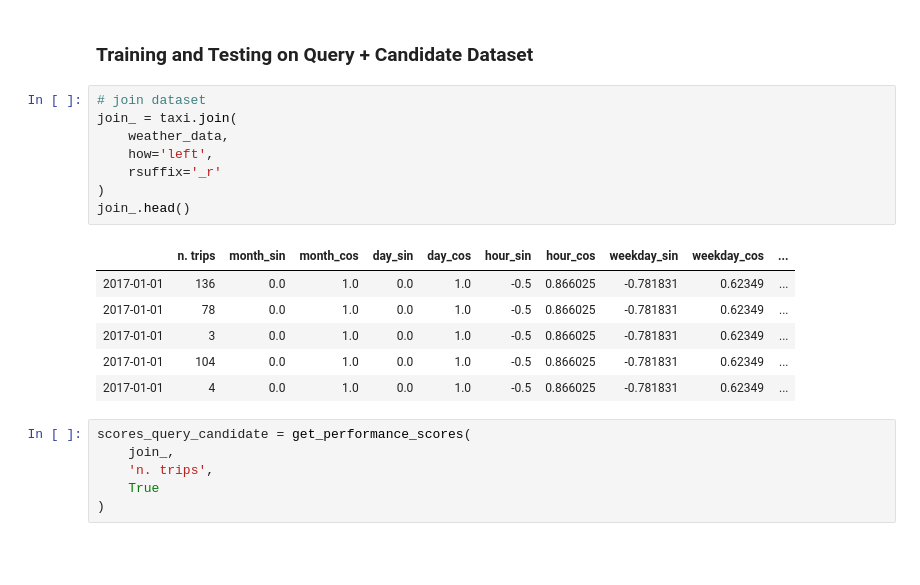
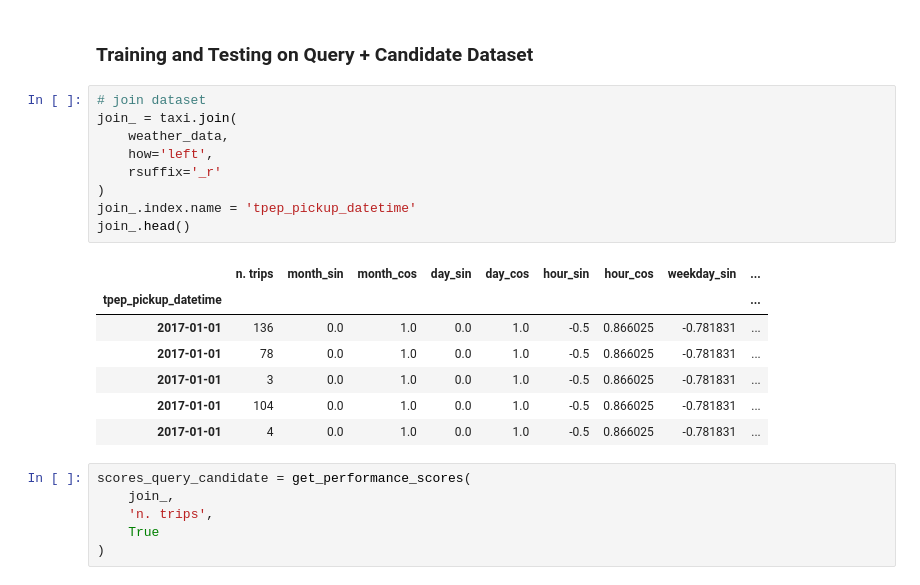
Before and after one commit to VIDA-NYU/prida, a Jupyter notebook: use-cases/check-improvement-after-augmentation.ipynb, the cells around one changed output. Drawn from its saved outputs; the diff is of its cells as text; blank space fills up the shorter version.

```diff
--- a/use-cases/check-improvement-after-augmentation.ipynb
+++ b/use-cases/check-improvement-after-augmentation.ipynb
@@ -322,18 +325,20 @@ scores_query
 # %%
 # join dataset
 join_ = taxi.join(
     weather_data,
     how='left',
     rsuffix='_r'
 )
+join_.index.name = 'tpep_pickup_datetime'
 join_.head()
 # %% [output]
-|  | n. trips | month_sin | month_cos | day_sin | day_cos | hour_sin | hour_cos | weekday_sin | weekday_cos | ... |
-| 2017-01-01 | 136 | 0.0 | 1.0 | 0.0 | 1.0 | -0.5 | 0.866025 | -0.781831 | 0.62349 | ... |
-| 2017-01-01 | 78 | 0.0 | 1.0 | 0.0 | 1.0 | -0.5 | 0.866025 | -0.781831 | 0.62349 | ... |
-| 2017-01-01 | 3 | 0.0 | 1.0 | 0.0 | 1.0 | -0.5 | 0.866025 | -0.781831 | 0.62349 | ... |
-| 2017-01-01 | 104 | 0.0 | 1.0 | 0.0 | 1.0 | -0.5 | 0.866025 | -0.781831 | 0.62349 | ... |
-| 2017-01-01 | 4 | 0.0 | 1.0 | 0.0 | 1.0 | -0.5 | 0.866025 | -0.781831 | 0.62349 | ... |
+|  | n. trips | month_sin | month_cos | day_sin | day_cos | hour_sin | hour_cos | weekday_sin | ... |
+| tpep_pickup_datetime |  |  |  |  |  |  |  |  | ... |
+| 2017-01-01 | 136 | 0.0 | 1.0 | 0.0 | 1.0 | -0.5 | 0.866025 | -0.781831 | ... |
+| 2017-01-01 | 78 | 0.0 | 1.0 | 0.0 | 1.0 | -0.5 | 0.866025 | -0.781831 | ... |
+| 2017-01-01 | 3 | 0.0 | 1.0 | 0.0 | 1.0 | -0.5 | 0.866025 | -0.781831 | ... |
+| 2017-01-01 | 104 | 0.0 | 1.0 | 0.0 | 1.0 | -0.5 | 0.866025 | -0.781831 | ... |
+| 2017-01-01 | 4 | 0.0 | 1.0 | 0.0 | 1.0 | -0.5 | 0.866025 | -0.781831 | ... |
 # %%
 scores_query_candidate = get_performance_scores(
     join_,
```
Also changed, not shown: parts of 7 cells of this notebook, 7 other files.
